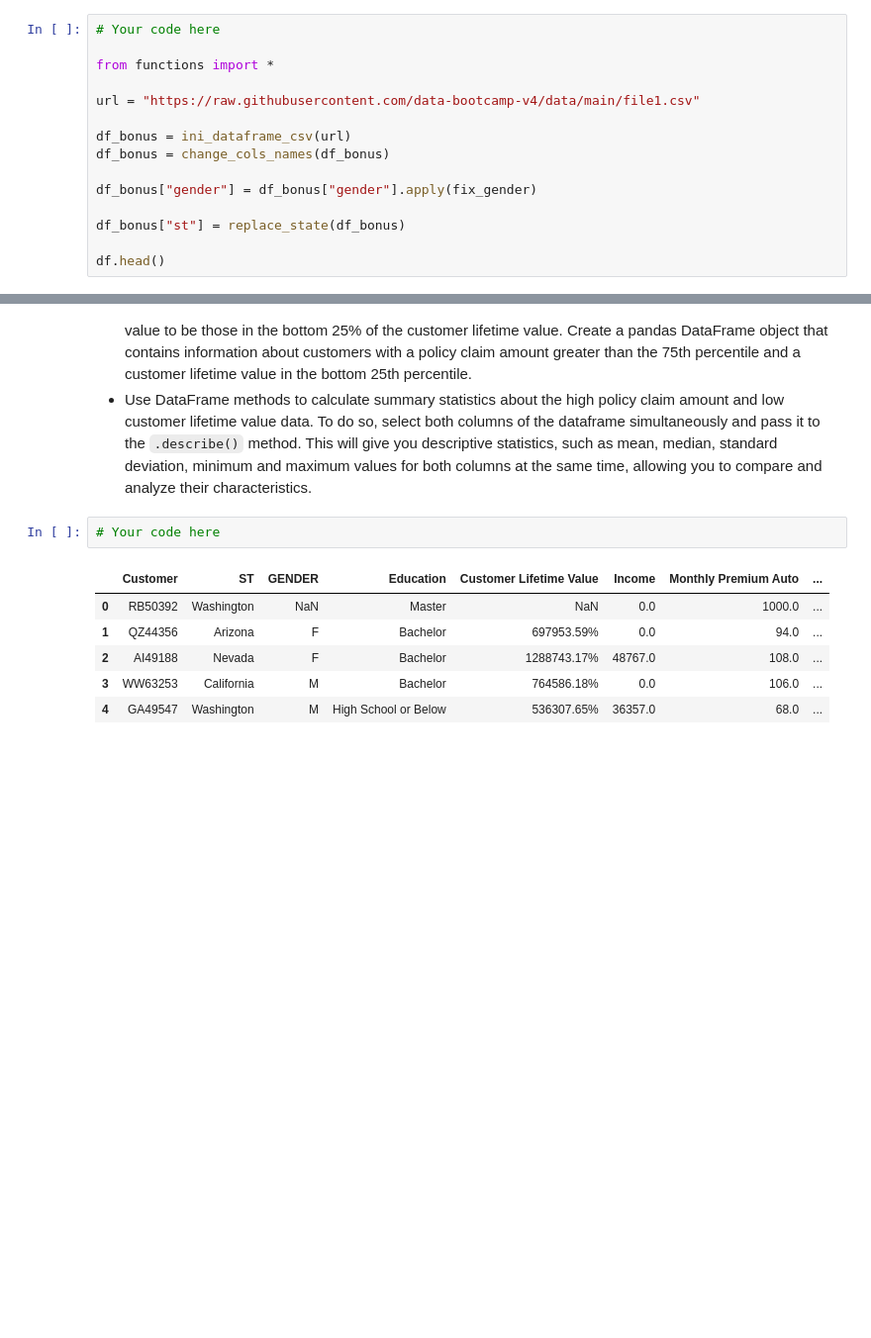
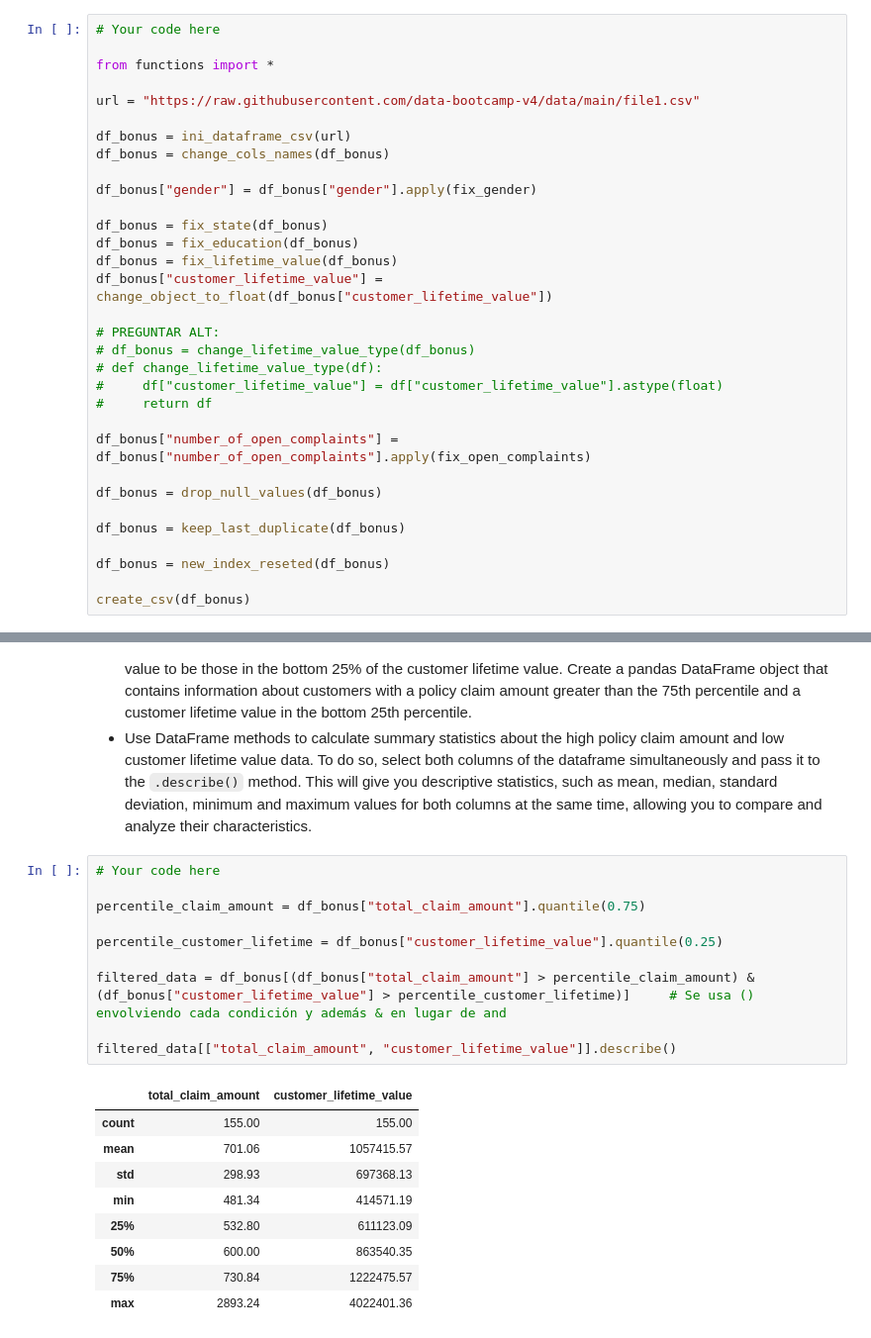
Before and after one commit to ivanalonsom/lab-dw-data-cleaning-and-formatting, a Jupyter notebook: lab-dw-data-cleaning-and-formatting.ipynb, the cells around one changed output, grey strips where cells are left out. Shown: that part at 99% size. Drawn from its saved outputs; the diff is of its cells as text; blank space fills up the shorter version.

Commit message:
solution lab data cleaning pandas

```diff
--- a/lab-dw-data-cleaning-and-formatting.ipynb
+++ b/lab-dw-data-cleaning-and-formatting.ipynb
@@ -242,6 +242,23 @@ df_bonus = change_cols_names(df_bonus)
 
 df_bonus["gender"] = df_bonus["gender"].apply(fix_gender)
 
-df_bonus["st"] = replace_state(df_bonus)
+df_bonus = fix_state(df_bonus)
+df_bonus = fix_education(df_bonus)
+df_bonus = fix_lifetime_value(df_bonus)
+df_bonus["customer_lifetime_value"] = change_object_to_float(df_bonus["customer_lifetime_value"])
 
-df.head()
+# PREGUNTAR ALT:
+# df_bonus = change_lifetime_value_type(df_bonus)
+# def change_lifetime_value_type(df):
+#     df["customer_lifetime_value"] = df["customer_lifetime_value"].astype(float)
+#     return df
+
+df_bonus["number_of_open_complaints"] = df_bonus["number_of_open_complaints"].apply(fix_open_complaints)
+
+df_bonus = drop_null_values(df_bonus)
+
+df_bonus = keep_last_duplicate(df_bonus)
+
+df_bonus = new_index_reseted(df_bonus)
+
+create_csv(df_bonus)
@@ -261,10 +276,21 @@ Instructions:
 - Use DataFrame methods to calculate summary statistics about the high policy claim amount and low customer lifetime value data. To do so, select both columns of the dataframe simultaneously and pass it to the `.describe()` method. This will give you descriptive statistics, such as mean, median, standard deviation, minimum and maximum values for both columns at the same time, allowing you to compare and analyze their characteristics.
 # %%
 # Your code here
+
+percentile_claim_amount = df_bonus["total_claim_amount"].quantile(0.75)
+
+percentile_customer_lifetime = df_bonus["customer_lifetime_value"].quantile(0.25)
+
+filtered_data = df_bonus[(df_bonus["total_claim_amount"] > percentile_claim_amount) & (df_bonus["customer_lifetime_value"] > percentile_customer_lifetime)]     # Se usa () envolviendo cada condición y además & en lugar de and
+
+filtered_data[["total_claim_amount", "customer_lifetime_value"]].describe()
 # %% [output]
-|  | Customer | ST | GENDER | Education | Customer Lifetime Value | Income | Monthly Premium Auto | ... |
-| 0 | RB50392 | Washington | NaN | Master | NaN | 0.0 | 1000.0 | ... |
-| 1 | QZ44356 | Arizona | F | Bachelor | 697953.59% | 0.0 | 94.0 | ... |
-| 2 | AI49188 | Nevada | F | Bachelor | 1288743.17% | 48767.0 | 108.0 | ... |
-| 3 | WW63253 | California | M | Bachelor | 764586.18% | 0.0 | 106.0 | ... |
-| 4 | GA49547 | Washington | M | High School or Below | 536307.65% | 36357.0 | 68.0 | ... |
+|  | total_claim_amount | customer_lifetime_value |
+| count | 155.00 | 155.00 |
+| mean | 701.06 | 1057415.57 |
+| std | 298.93 | 697368.13 |
+| min | 481.34 | 414571.19 |
+| 25% | 532.80 | 611123.09 |
+| 50% | 600.00 | 863540.35 |
+| 75% | 730.84 | 1222475.57 |
+| max | 2893.24 | 4022401.36 |
```
Also changed, not shown: parts of 2 cells of this notebook, 2 other files.
